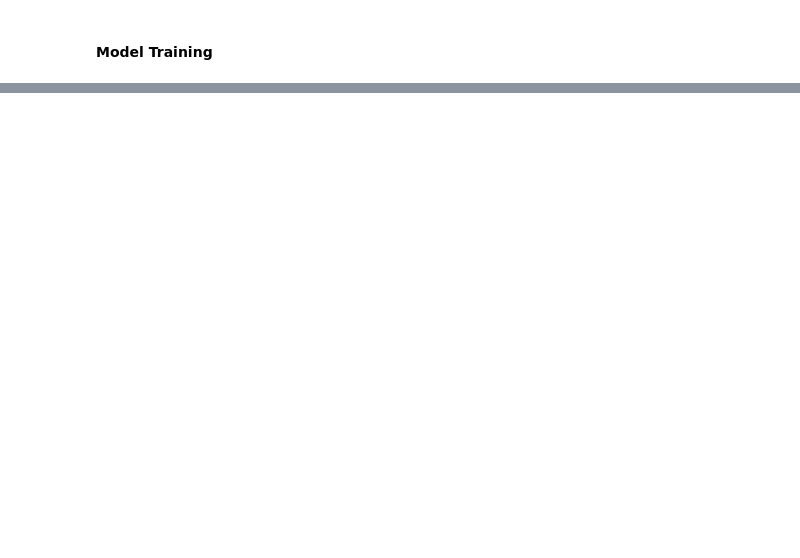
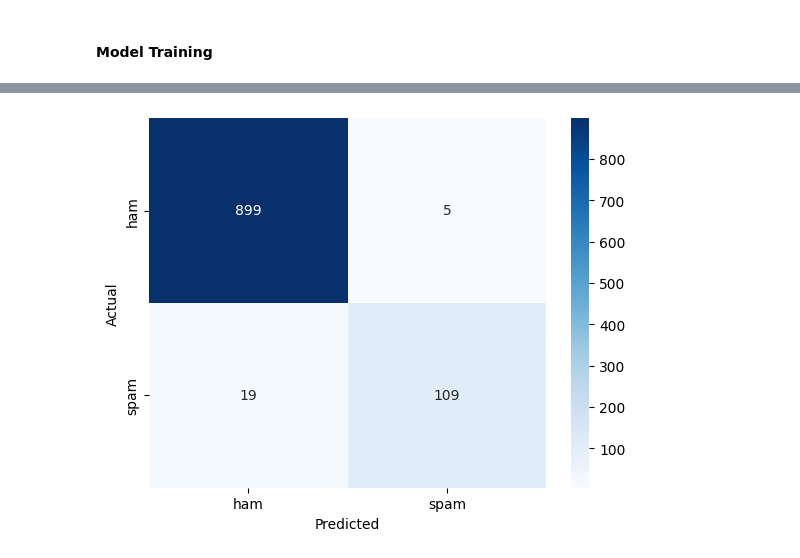
Before and after one commit to Salma-M-H/NLP-Projects, a Jupyter notebook: 01_Spam_Email_Classification/Spam_Email_Classifier.ipynb, the cells around one changed output, grey strips where cells are left out. Saved outputs shown, nothing was run; the diff lists cells and outputs as text; code cells hidden in the pictures; blank space fills up the shorter version.

Commit message:
Fine Tuning Using Grid Search, Choose Linear SVC as the Best Model

```diff
--- a/01_Spam_Email_Classification/Spam_Email_Classifier.ipynb
+++ b/01_Spam_Email_Classification/Spam_Email_Classifier.ipynb
@@ -182,0 +231,3 @@ weighted avg       0.96      0.96      0.95      1032
+# %%
+best_df = pd.DataFrame(data=best)
+best_df
@@ -182,0 +245,3 @@ weighted avg       0.96      0.96      0.95      1032
+# %%
+winner = best_df.loc[best_df['best_score'].idxmax()]
+winner
@@ -182,0 +254,3 @@ weighted avg       0.96      0.96      0.95      1032
+# %%
+final_model = winner['best_estimator']
+final_model
@@ -182,0 +260,2 @@ weighted avg       0.96      0.96      0.95      1032
+# %%
+y_pred = final_model.predict(x_test)
@@ -182,0 +273,7 @@ weighted avg       0.96      0.96      0.95      1032
+# %%
+cm = confusion_matrix(y_test_encoded, y_pred)
+sns.heatmap(cm, annot=True, fmt='d', cmap='Blues',
+            xticklabels=encoder.classes_, yticklabels=encoder.classes_)
+plt.xlabel('Predicted'); plt.ylabel('Actual'); plt.show()
+# %% [output]
+[figure, added]
```
Also changed, not shown: parts of 27 cells of this notebook.
